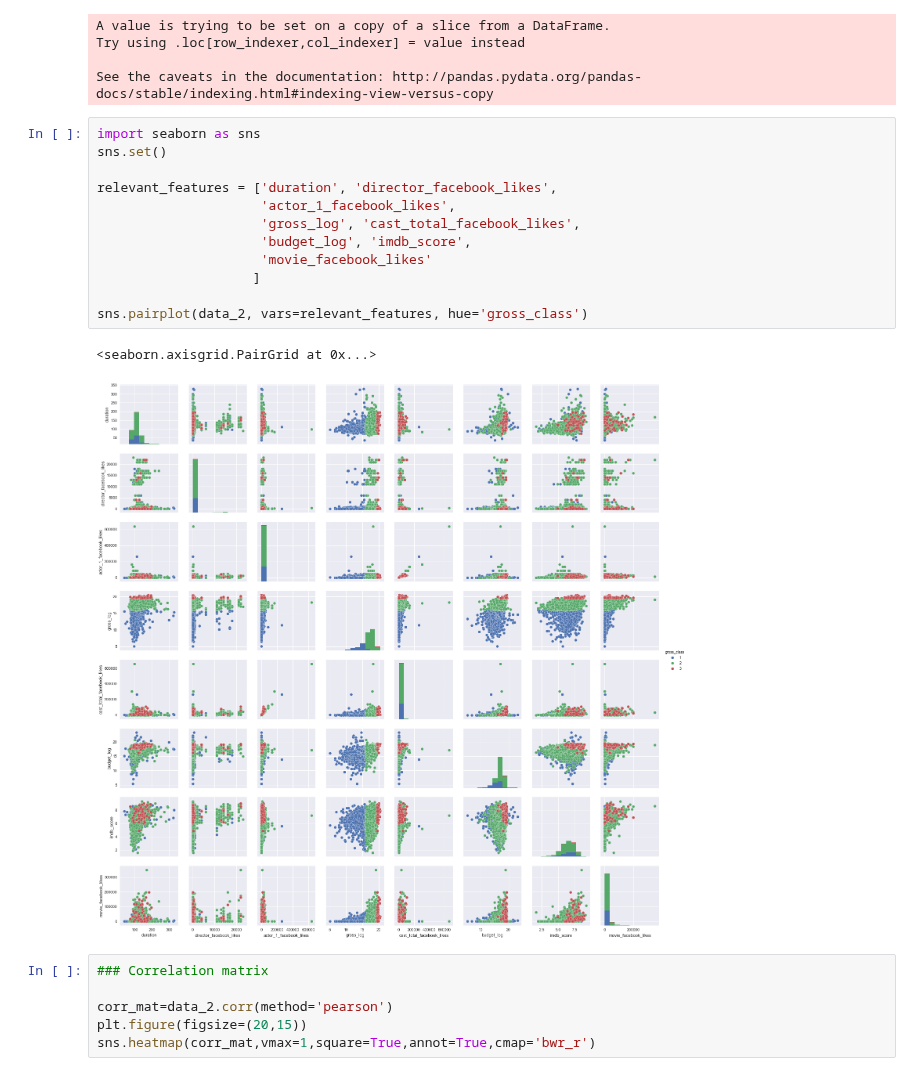
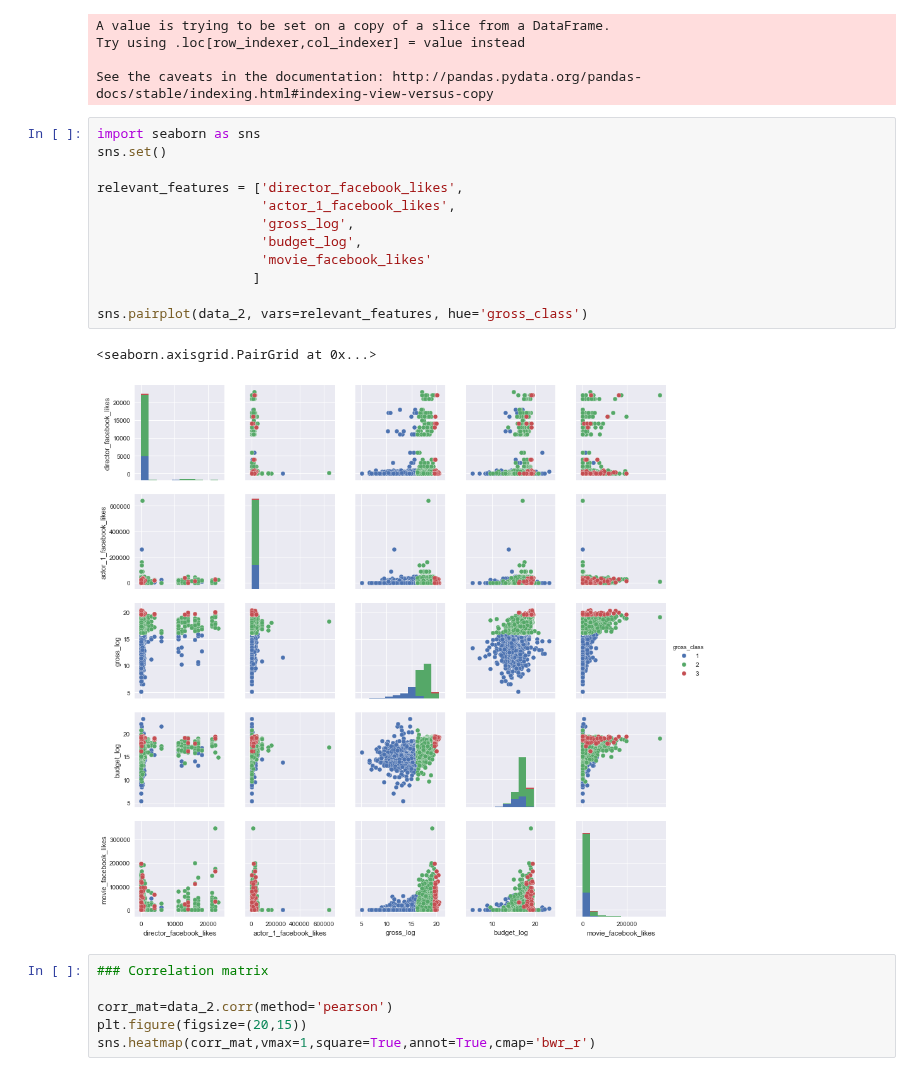
Before and after one commit to rihardsbar/dm-predictive-ml, a Jupyter notebook: eda/eda.ipynb, the cells around one changed output. Saved outputs shown, nothing was run; the diff lists cells and outputs as text.

```diff
--- a/eda/eda.ipynb
+++ b/eda/eda.ipynb
@@ -165,18 +170,18 @@ See the caveats in the documentation: http://pandas.pydata.org/pandas-docs/stabl
 # %%
 import seaborn as sns
 sns.set()
 
-relevant_features = ['duration', 'director_facebook_likes',
+relevant_features = ['director_facebook_likes',
                      'actor_1_facebook_likes',
-                     'gross_log', 'cast_total_facebook_likes',
-                     'budget_log', 'imdb_score',
+                     'gross_log',
+                     'budget_log',
                      'movie_facebook_likes'
                     ]
 
 sns.pairplot(data_2, vars=relevant_features, hue='gross_class')
 # %% [output]
 <seaborn.axisgrid.PairGrid at 0x...>
-[figure, old version]
+[figure, new version]
 # %%
 ### Correlation matrix
 
```
Also changed, not shown: parts of 3 cells of this notebook, 2 other files.
